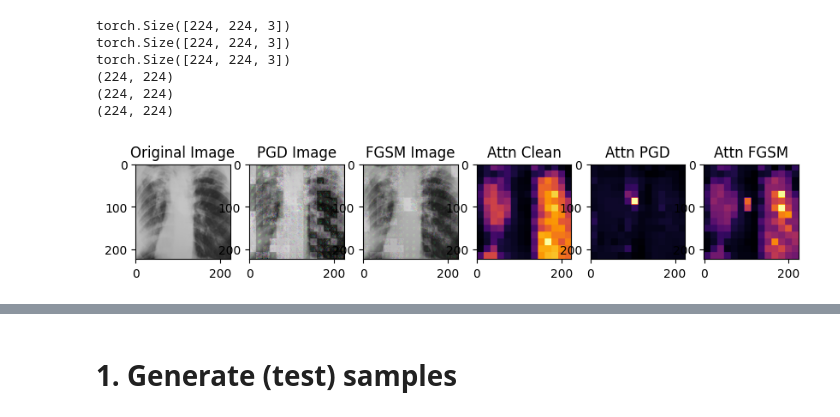
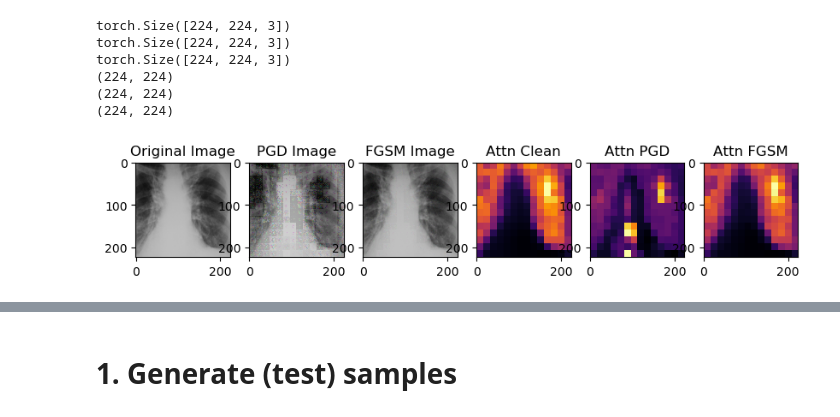
Before and after one commit to Razaimam45/XAIM, a Jupyter notebook: ibrahim_test/raza_round2.ipynb, the cells around one changed output, grey strips where cells are left out. Drawn from its saved outputs; the diff is of its cells as text; code cells hidden in the pictures.

```diff
--- a/ibrahim_test/raza_round2.ipynb
+++ b/ibrahim_test/raza_round2.ipynb
@@ -38,38 +52,38 @@ transform = transforms.Compose(
     ]
 )
 
-image_path = os.path.join(image_folder, image_files[0])
+image_path = os.path.join(image_folder, image_files[18])
 image = Image.open(image_path)
 img = transform(image)
 img = img.unsqueeze(0)
 
 pgd = PGD(model, lower_bound=0, upper_bound=1)
-eps = 0.05
+eps = 0.01
 pgd_image = pgd.perturb(img.cuda(), radius=0.13, step_size=eps, step_num=7, target=0)
 pgd_img = torch.tensor((pgd_image.cpu().data.numpy()))
 
 fgsm = FGSM(model, lower_bound=0, upper_bound=1)
-eps=0.05
+eps=0.01
 fgsm_image = fgsm.perturb(img.cuda(), epsilon=eps, target=0)
 fgsm_img = torch.tensor((fgsm_image.cpu().data.numpy()))
 
 img_attn = get_blk_attn(input_img=img.cuda(), blk=11, model=model)
 pgd_img_attn = get_blk_attn(input_img=pgd_img.cuda(), blk=11, model=model)
 fgsm_img_attn = get_blk_attn(input_img=fgsm_img.cuda(), blk=11, model=model)
 
 plt.figure(figsize=(10, 10))
 text = ["Original Image", "PGD Image", "FGSM Image", "Attn Clean", "Attn PGD", "Attn FGSM"]
 for i, fig in enumerate([img.squeeze(0).permute(2,1,0), pgd_img.squeeze(0).permute(2,1,0), fgsm_img.squeeze(0).permute(2,1,0), img_attn, pgd_img_attn, fgsm_img_attn]):
     print(fig.shape)
     plt.subplot(1, 6, i+1)
     plt.imshow(fig, cmap='inferno')
     plt.title(text[i])
 plt.show()
 # %% [output]
 torch.Size([224, 224, 3])
 torch.Size([224, 224, 3])
 torch.Size([224, 224, 3])
 (224, 224)
 (224, 224)
 (224, 224)
-[figure, old version]
+[figure, new version]
```
Also changed, not shown: parts of 3 cells of this notebook, 57 other files.
